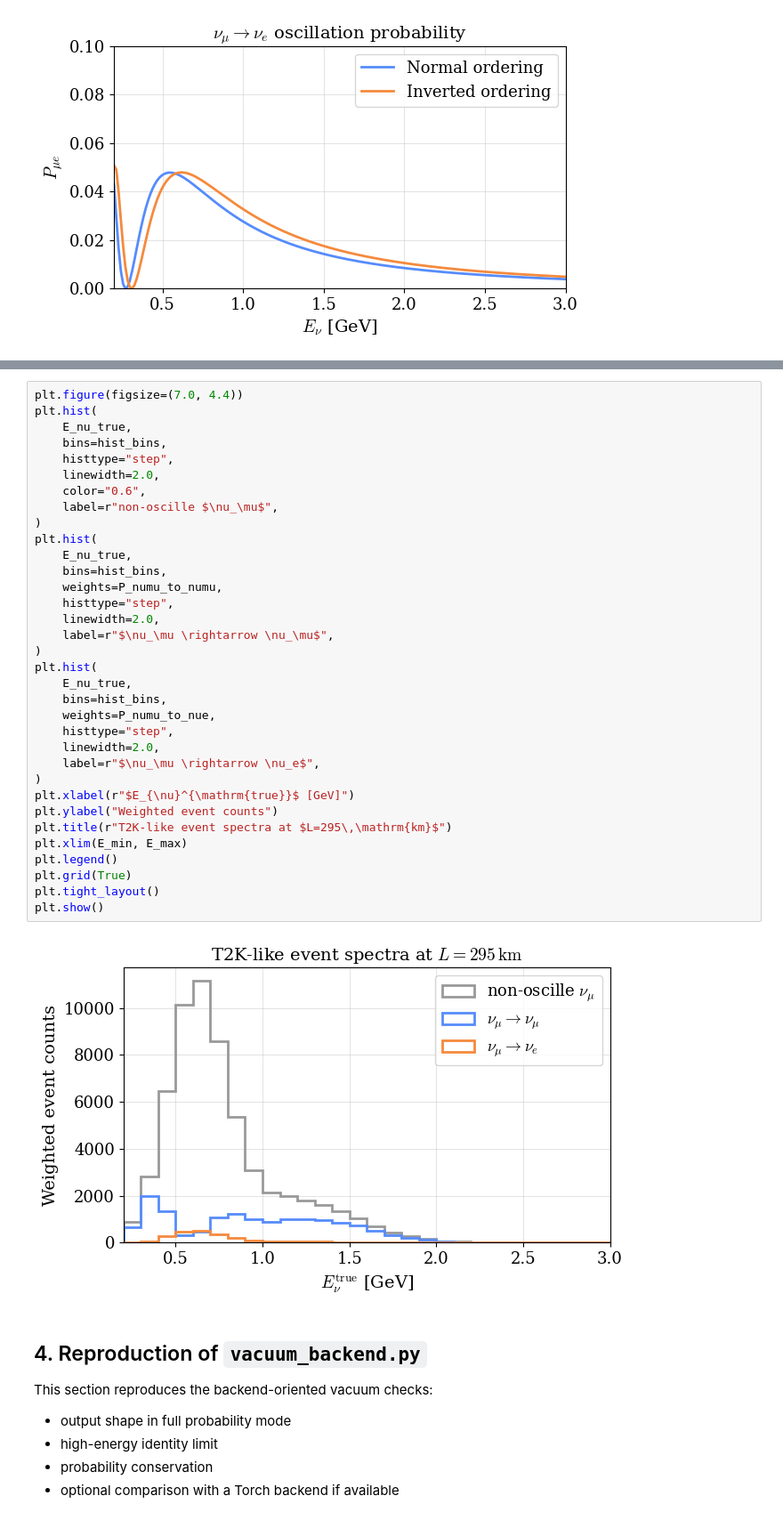
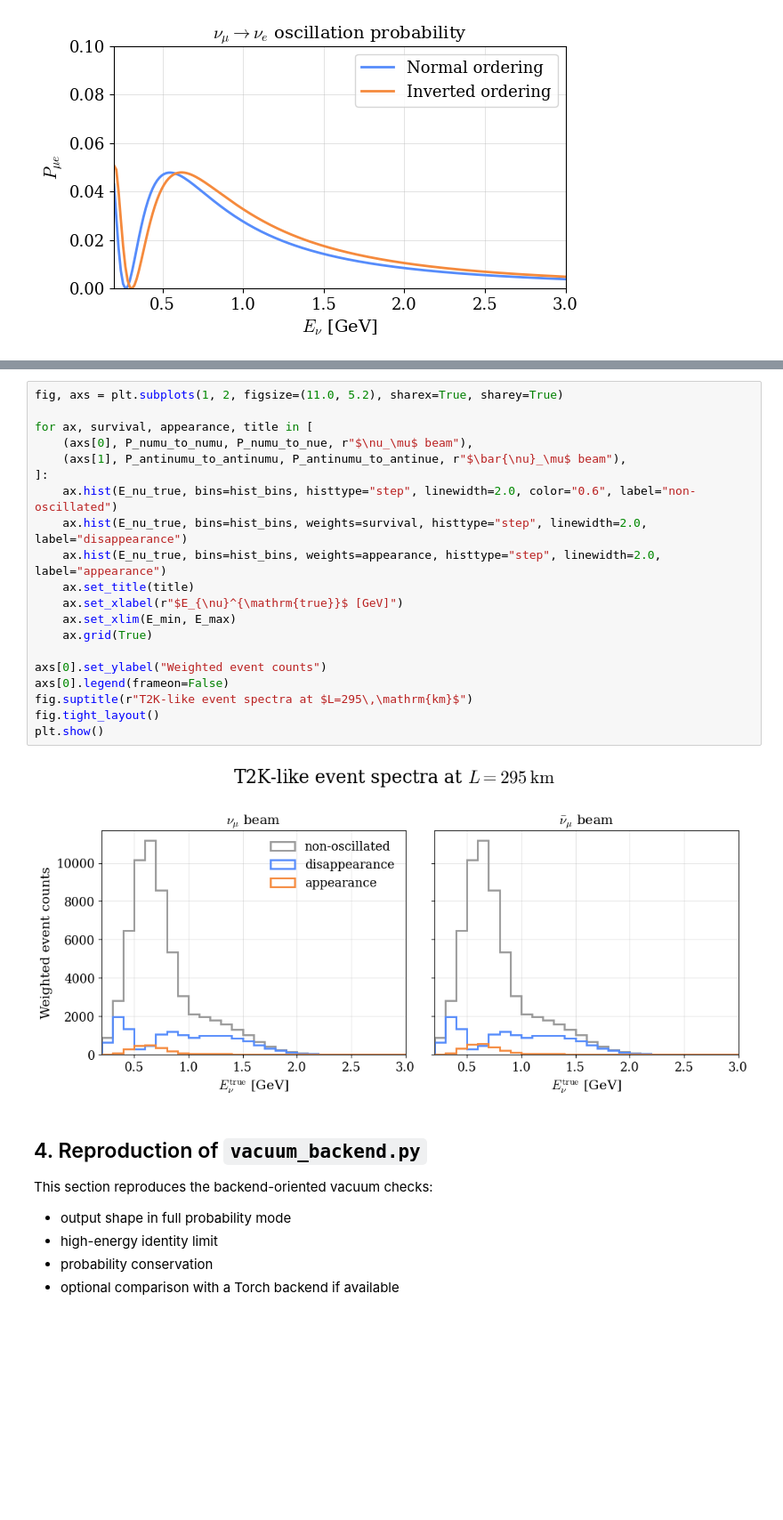
Before and after one commit to nadrino/nu-waves, a Jupyter notebook: notebooks/01_vacuum_pmns_examples.ipynb, the cells around one changed output, grey strips where cells are left out. Shown at 89% size. Cells and saved outputs as stored; diff of their text form; blank space fills up the shorter version.

Commit message:
allows to handle both neutrino and antineutrino events. This is still treated as two batches tho since the hamiltonian is tide to this parameter.

```diff
--- a/notebooks/01_vacuum_pmns_examples.ipynb
+++ b/notebooks/01_vacuum_pmns_examples.ipynb
@@ -190,39 +204,25 @@ Mean appearance weight: 0.036
 # %%
-plt.figure(figsize=(7.0, 4.4))
-plt.hist(
-    E_nu_true,
-    bins=hist_bins,
-    histtype="step",
-    linewidth=2.0,
-    color="0.6",
-    label=r"non-oscille $\nu_\mu$",
-)
-plt.hist(
-    E_nu_true,
-    bins=hist_bins,
-    weights=P_numu_to_numu,
-    histtype="step",
-    linewidth=2.0,
-    label=r"$\nu_\mu \rightarrow \nu_\mu$",
-)
-plt.hist(
-    E_nu_true,
-    bins=hist_bins,
-    weights=P_numu_to_nue,
-    histtype="step",
-    linewidth=2.0,
-    label=r"$\nu_\mu \rightarrow \nu_e$",
-)
-plt.xlabel(r"$E_{\nu}^{\mathrm{true}}$ [GeV]")
-plt.ylabel("Weighted event counts")
-plt.title(r"T2K-like event spectra at $L=295\,\mathrm{km}$")
-plt.xlim(E_min, E_max)
-plt.legend()
-plt.grid(True)
-plt.tight_layout()
+fig, axs = plt.subplots(1, 2, figsize=(11.0, 5.2), sharex=True, sharey=True)
+
+for ax, survival, appearance, title in [
+    (axs[0], P_numu_to_numu, P_numu_to_nue, r"$\nu_\mu$ beam"),
+    (axs[1], P_antinumu_to_antinumu, P_antinumu_to_antinue, r"$\bar{\nu}_\mu$ beam"),
+]:
+    ax.hist(E_nu_true, bins=hist_bins, histtype="step", linewidth=2.0, color="0.6", label="non-oscillated")
+    ax.hist(E_nu_true, bins=hist_bins, weights=survival, histtype="step", linewidth=2.0, label="disappearance")
+    ax.hist(E_nu_true, bins=hist_bins, weights=appearance, histtype="step", linewidth=2.0, label="appearance")
+    ax.set_title(title)
+    ax.set_xlabel(r"$E_{\nu}^{\mathrm{true}}$ [GeV]")
+    ax.set_xlim(E_min, E_max)
+    ax.grid(True)
+
+axs[0].set_ylabel("Weighted event counts")
+axs[0].legend(frameon=False)
+fig.suptitle(r"T2K-like event spectra at $L=295\,\mathrm{km}$")
+fig.tight_layout()
 plt.show()
 # %% [output]
-[figure, old version]
+[figure, new version]
 # %% [markdown]
 ## 4. Reproduction of `vacuum_backend.py`
 
```
Also changed, not shown: parts of 4 cells of this notebook, 2 other files.
